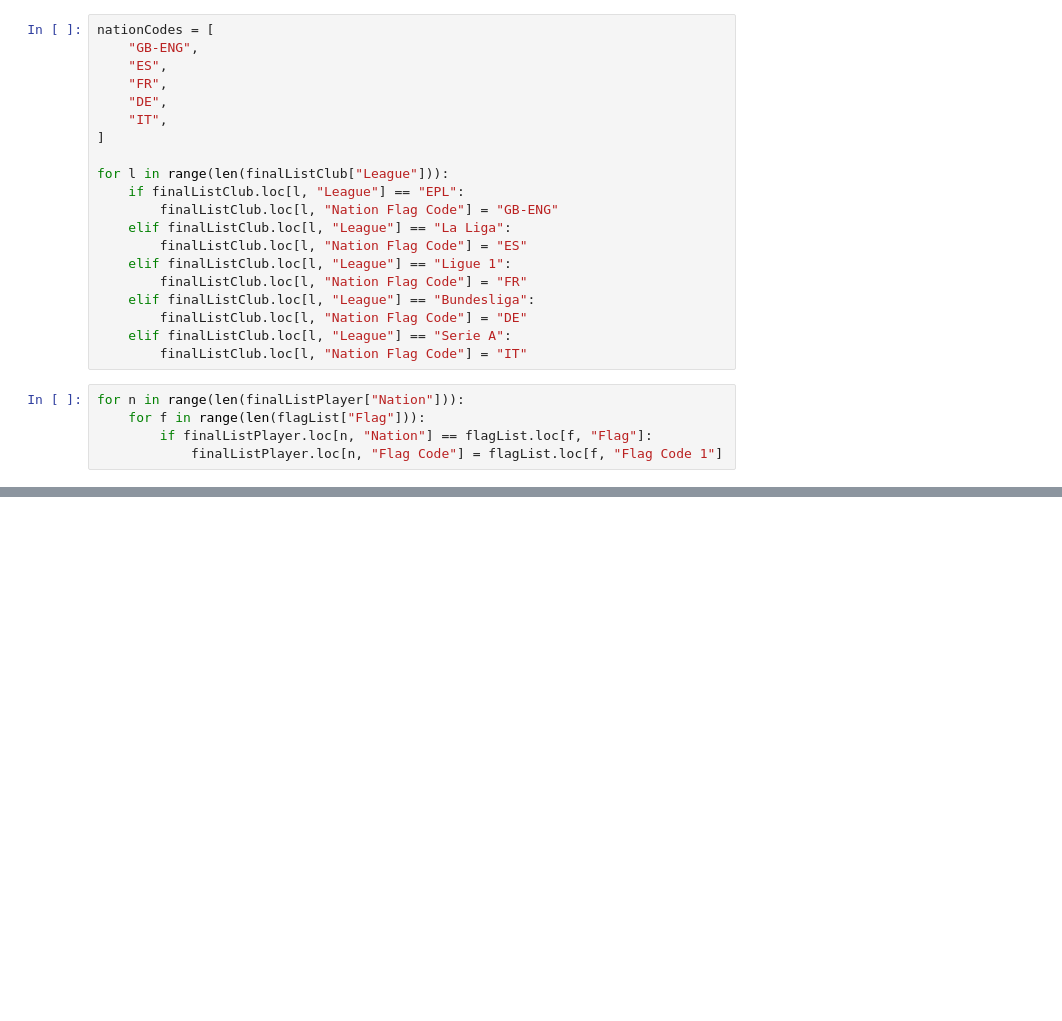
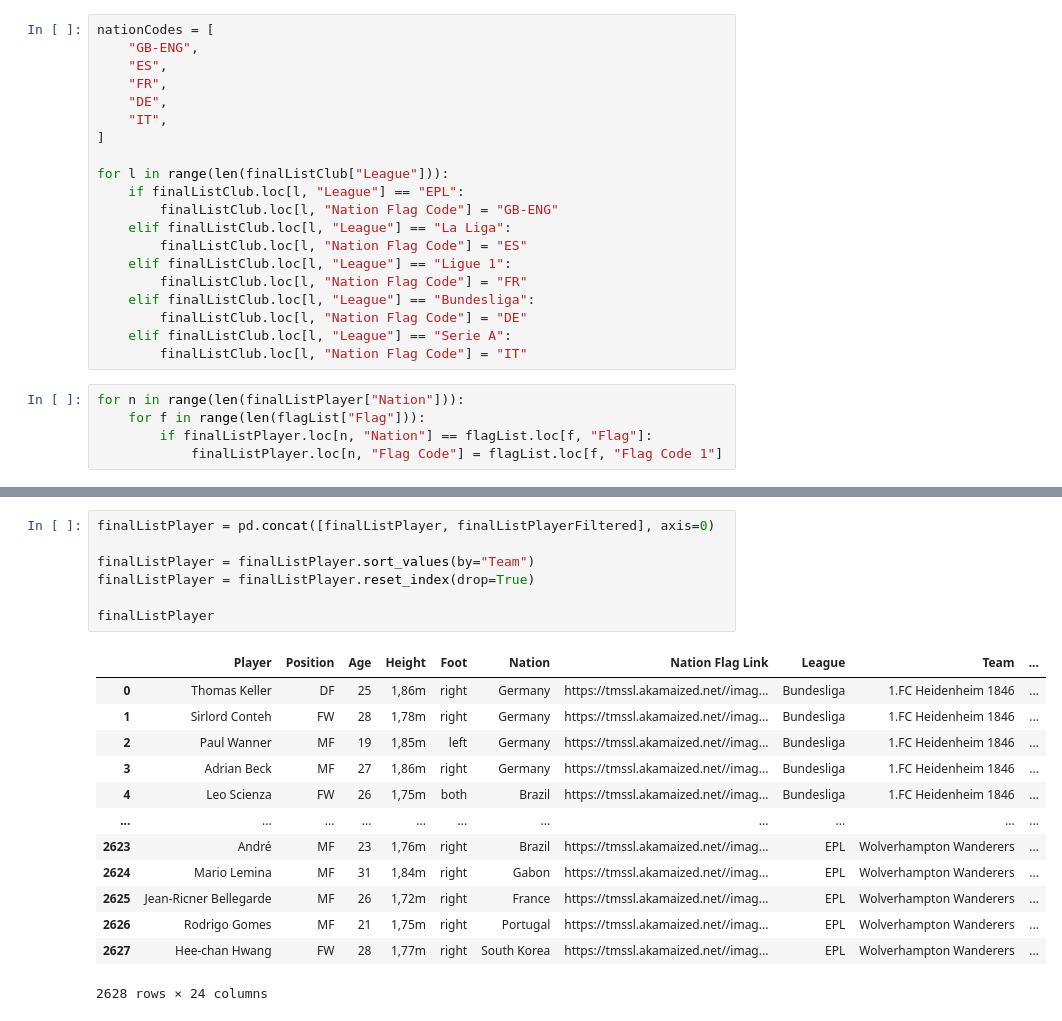
Before and after one commit to kaganberberoglu/The-Score, a Jupyter notebook: db.ipynb, the cells around one changed output, grey strips where cells are left out. Cells and saved outputs as stored; diff of their text form; blank space fills up the shorter version.

```diff
--- a/db.ipynb
+++ b/db.ipynb
@@ -818,0 +844,21 @@ finalListPlayer.to_json('data-player.json', orient='records')
+# %%
+finalListPlayer = pd.concat([finalListPlayer, finalListPlayerFiltered], axis=0)
+
+finalListPlayer = finalListPlayer.sort_values(by="Team")
+finalListPlayer = finalListPlayer.reset_index(drop=True)
+
+finalListPlayer
+# %% [output]
+|  | Player | Position | Age | Height | Foot | Nation | Nation Flag Link | League | Team | ... |
+| 0 | Thomas Keller | DF | 25 | 1,86m | right | Germany | https://tmssl.akamaized.net//imag... | Bundesliga | 1.FC Heidenheim 1846 | ... |
+| 1 | Sirlord Conteh | FW | 28 | 1,78m | right | Germany | https://tmssl.akamaized.net//imag... | Bundesliga | 1.FC Heidenheim 1846 | ... |
+| 2 | Paul Wanner | MF | 19 | 1,85m | left | Germany | https://tmssl.akamaized.net//imag... | Bundesliga | 1.FC Heidenheim 1846 | ... |
+| 3 | Adrian Beck | MF | 27 | 1,86m | right | Germany | https://tmssl.akamaized.net//imag... | Bundesliga | 1.FC Heidenheim 1846 | ... |
+| 4 | Leo Scienza | FW | 26 | 1,75m | both | Brazil | https://tmssl.akamaized.net//imag... | Bundesliga | 1.FC Heidenheim 1846 | ... |
+| ... | ... | ... | ... | ... | ... | ... | ... | ... | ... | ... |
+| 2623 | André | MF | 23 | 1,76m | right | Brazil | https://tmssl.akamaized.net//imag... | EPL | Wolverhampton Wanderers | ... |
+| 2624 | Mario Lemina | MF | 31 | 1,84m | right | Gabon | https://tmssl.akamaized.net//imag... | EPL | Wolverhampton Wanderers | ... |
+| 2625 | Jean-Ricner Bellegarde | MF | 26 | 1,72m | right | France | https://tmssl.akamaized.net//imag... | EPL | Wolverhampton Wanderers | ... |
+| 2626 | Rodrigo Gomes | MF | 21 | 1,75m | right | Portugal | https://tmssl.akamaized.net//imag... | EPL | Wolverhampton Wanderers | ... |
+| 2627 | Hee-chan Hwang | FW | 28 | 1,77m | right | South Korea | https://tmssl.akamaized.net//imag... | EPL | Wolverhampton Wanderers | ... |
+2628 rows × 24 columns
```
Also changed, not shown: parts of 27 cells of this notebook, 4 other files.
